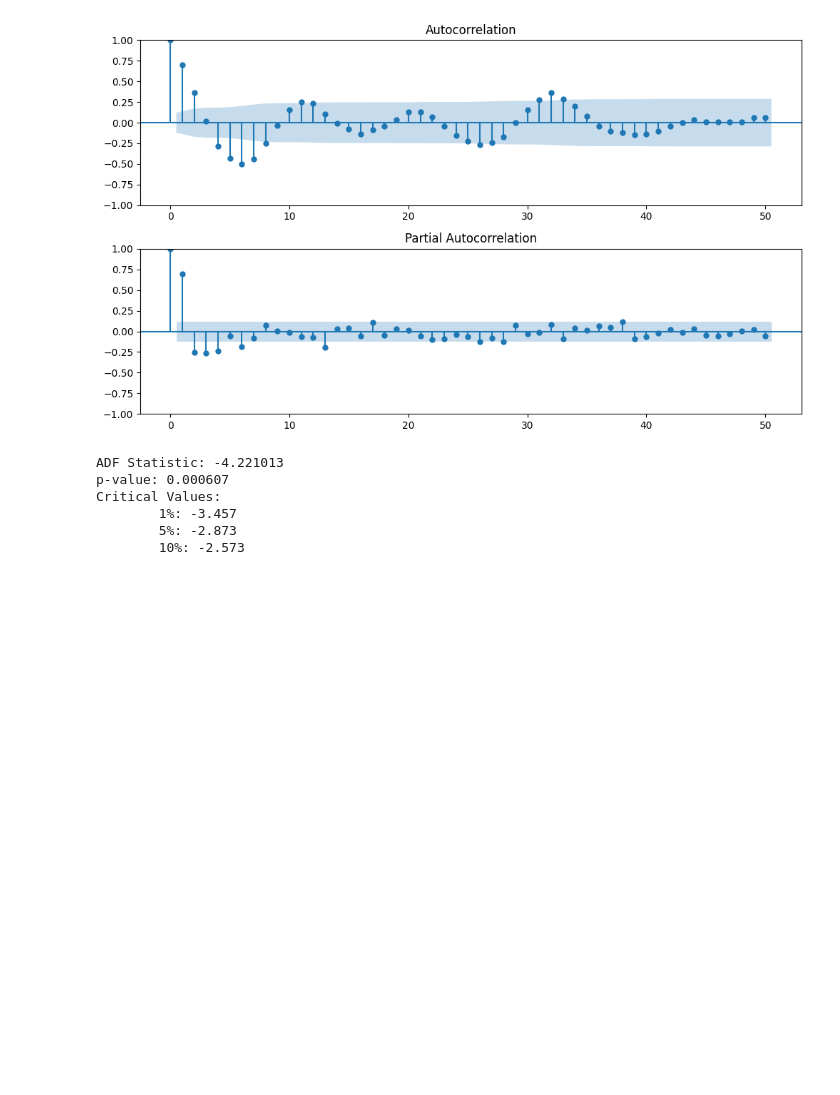
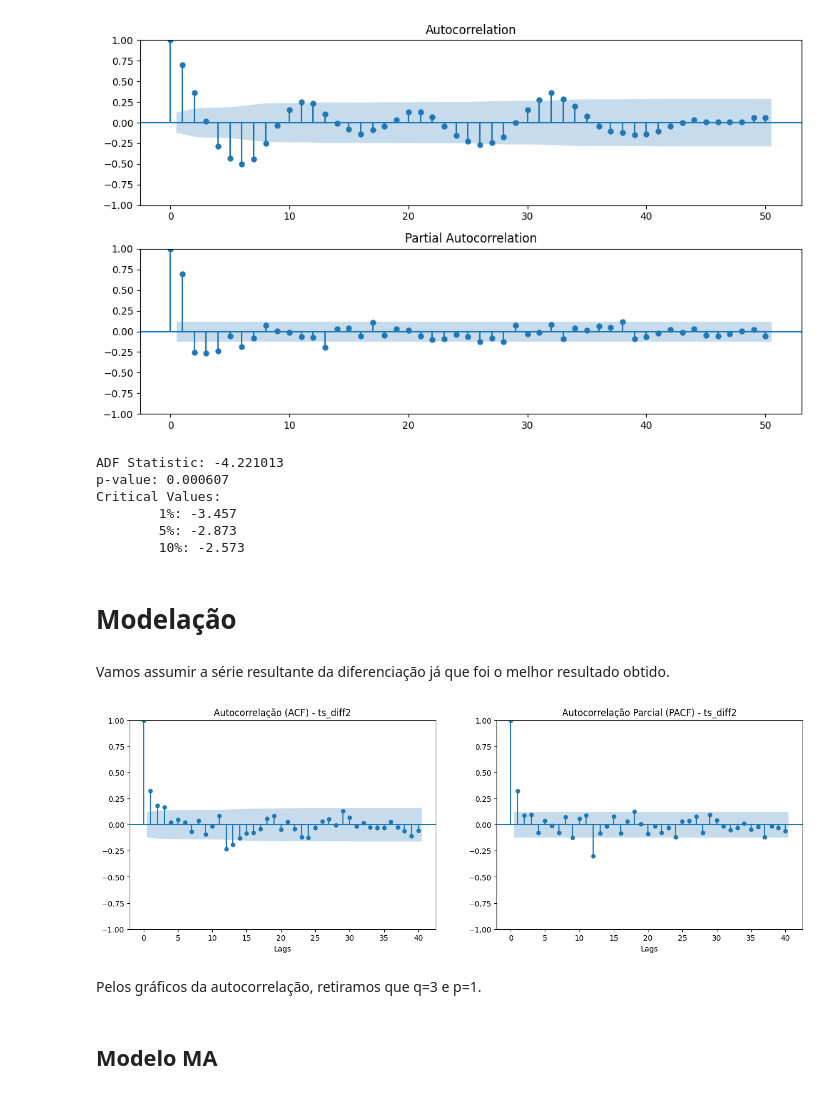
Before and after one commit to reberapower1/Countries-Consumer-Price-Indexes-CPIs-Analysis-and-Forecasting, a Jupyter notebook: apst_project.ipynb, the cells around one changed output. Drawn from its saved outputs; the diff is of its cells as text; code cells hidden in the pictures; blank space fills up the shorter version.

Commit message:
modelação + smoothing

```diff
--- a/apst_project.ipynb
+++ b/apst_project.ipynb
@@ -848,3 +850,27 @@ Critical Values:
         1%: -3.457
         5%: -2.873
         10%: -2.573
+# %% [markdown]
+# Modelação
+# %% [markdown]
+Vamos assumir a série resultante da diferenciação já que foi o melhor resultado obtido.
+# %%
+fig, (ax1, ax2) = plt.subplots(1, 2, figsize=(16, 5))
+
+# Gráfico da Autocorrelação
+plot_acf(ts_diff2.dropna(), lags=40, ax=ax1)
+ax1.set_title('Autocorrelação (ACF) - ts_diff2')
+ax1.set_xlabel('Lags')
+
+# Gráfico da Autocorrelação Parcial (PACF)
+plot_pacf(ts_diff2.dropna(), lags=40, ax=ax2, method='ywm')
+ax2.set_title('Autocorrelação Parcial (PACF) - ts_diff2')
+ax2.set_xlabel('Lags')
+
+plt.show()
+# %% [output]
+[figure, added]
+# %% [markdown]
+Pelos gráficos da autocorrelação, retiramos que q=3 e p=1.
+# %% [markdown]
+## Modelo MA
```
Also changed, not shown: parts of 33 cells of this notebook.
